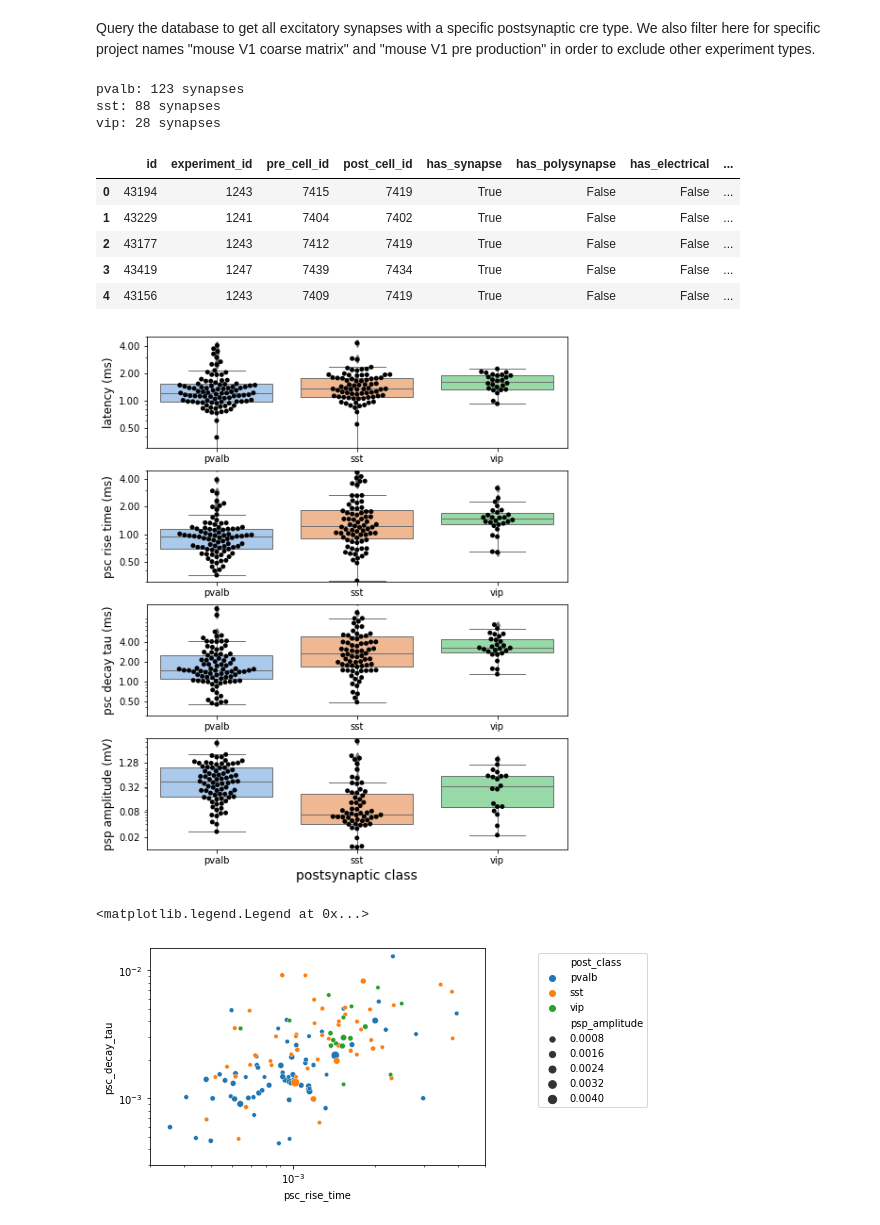
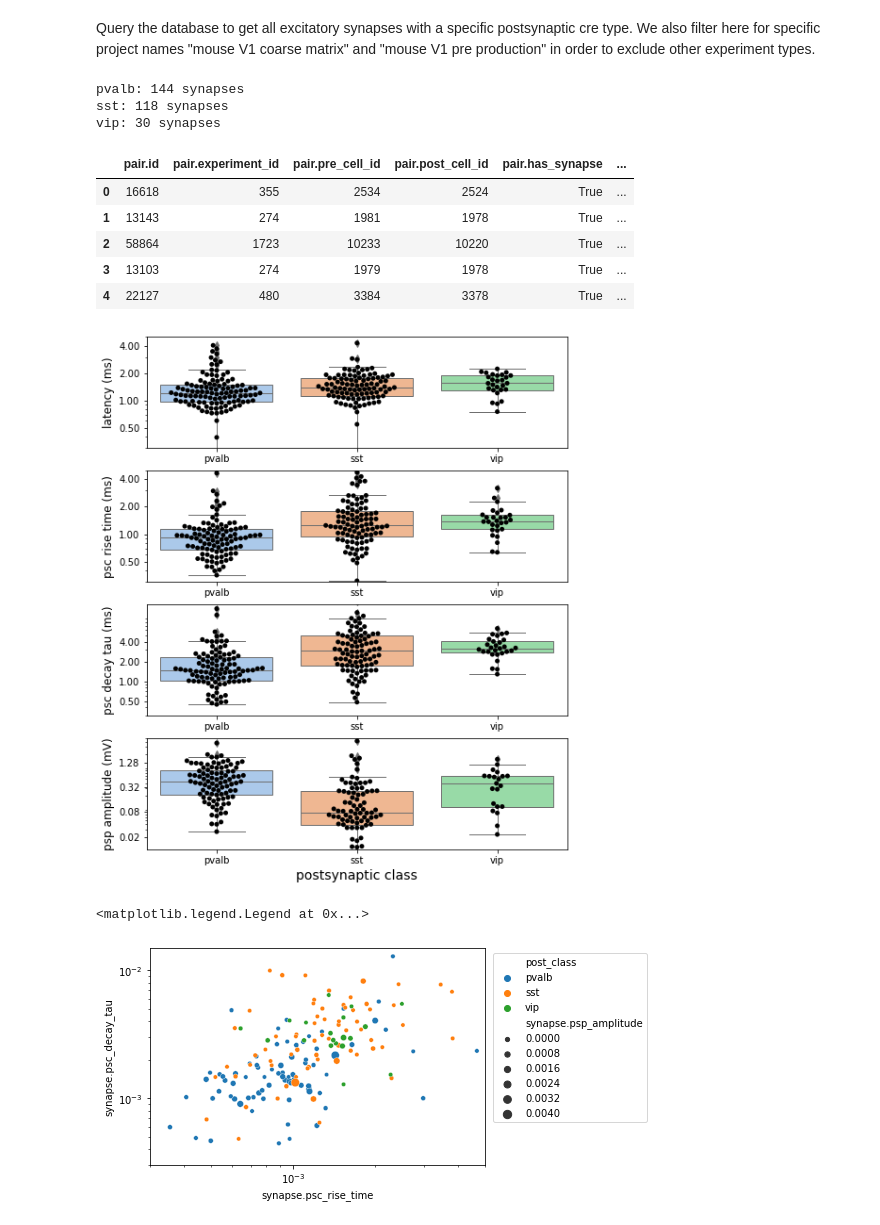
Before and after one commit to SophieW722/aisynphys, a Jupyter notebook: doc/synaptic_kinetics.ipynb, the cells around one changed output. Cells and saved outputs as stored; diff of their text form; code cells hidden in the pictures.

```diff
--- a/doc/synaptic_kinetics.ipynb
+++ b/doc/synaptic_kinetics.ipynb
@@ -30,7 +30,7 @@ Query the database to get all excitatory synapses with a specific postsynaptic c
 pairs = None
 for name, post_class in post_classes.items():
     pair_query = db.pair_query(
-        project_name=["mouse V1 coarse matrix", "mouse V1 pre production"],
+        project_name=["mouse V1 coarse matrix", "mouse V1 pre-production"],
         post_class=post_class,
         synapse=True,
         synapse_type='ex',
@@ -49,19 +49,19 @@ for name, post_class in post_classes.items():
         pairs = pairs.append(df)
     print("%s: %d synapses" % (name, len(df)))
 # %% [output]
-pvalb: 123 synapses
-sst: 88 synapses
-vip: 28 synapses
+pvalb: 144 synapses
+sst: 118 synapses
+vip: 30 synapses
 # %%
 # we now have all synapses loaded into one dataframe:
 pairs.head()
 # %% [output]
-|  | id | experiment_id | pre_cell_id | post_cell_id | has_synapse | has_polysynapse | has_electrical | ... |
-| 0 | 43194 | 1243 | 7415 | 7419 | True | False | False | ... |
-| 1 | 43229 | 1241 | 7404 | 7402 | True | False | False | ... |
-| 2 | 43177 | 1243 | 7412 | 7419 | True | False | False | ... |
-| 3 | 43419 | 1247 | 7439 | 7434 | True | False | False | ... |
-| 4 | 43156 | 1243 | 7409 | 7419 | True | False | False | ... |
+|  | pair.id | pair.experiment_id | pair.pre_cell_id | pair.post_cell_id | pair.has_synapse | ... |
+| 0 | 16618 | 355 | 2534 | 2524 | True | ... |
+| 1 | 13143 | 274 | 1981 | 1978 | True | ... |
+| 2 | 58864 | 1723 | 10233 | 10220 | True | ... |
+| 3 | 13103 | 274 | 1979 | 1978 | True | ... |
+| 4 | 22127 | 480 | 3384 | 3378 | True | ... |
 # %%
 import matplotlib.pyplot as plt
 import seaborn as sns
@@ -86,8 +86,8 @@ for i, (field, lim) in enumerate(limits.items()):
     # box and swarm plots
     ax[i].set_yscale('log')
     ax[i].set_ylim(*lim)
-    sns.boxplot(x="post_class", y=field, data=pairs, ax=ax[i], palette='pastel', width=0.8, linewidth=1)
-    sns.swarmplot(x="post_class", y=field, data=pairs, ax=ax[i], size=5, color=(0, 0, 0, 0.5))
+    sns.boxplot(x="post_class", y="synapse."+field, data=pairs, ax=ax[i], palette='pastel', width=0.8, linewidth=1)
+    sns.swarmplot(x="post_class", y="synapse."+field, data=pairs, ax=ax[i], size=5, color=(0, 0, 0, 0.5))
 
     # clean up labels / ticks
     if i == len(limits)-1:
@@ -99,19 +99,26 @@ for i, (field, lim) in enumerate(limits.items()):
     ax[i].set_yticklabels(['%0.2f' % (x*1000) for x in ticks[units[i]]])
     ax[i].set_yticklabels([], minor=True)
 # %% [output]
-[figure, old version]
+[figure, new version]
 # %%
 fig,ax = plt.subplots()
 
 x_field = 'psc_rise_time'
 y_field = 'psc_decay_tau'
 ax.set_xlim(limits[x_field])
 ax.set_ylim(limits[y_field])
 ax.set_yscale('log')
 ax.set_xscale('log')
 
-sns.scatterplot(x=x_field, y=y_field, hue="post_class", size="psp_amplitude", data=pairs, ax=ax)
+sns.scatterplot(
+    x="synapse."+x_field,
+    y="synapse."+y_field,
+    hue="post_class",
+    size="synapse.psp_amplitude",
+    data=pairs,
+    ax=ax,
+)
 ax.legend(loc="upper right", bbox_to_anchor=(1.5, 1))
 # %% [output]
 <matplotlib.legend.Legend at 0x...>
-[figure, old version]
+[figure, new version]
```
Also changed, not shown: 4 other files.
